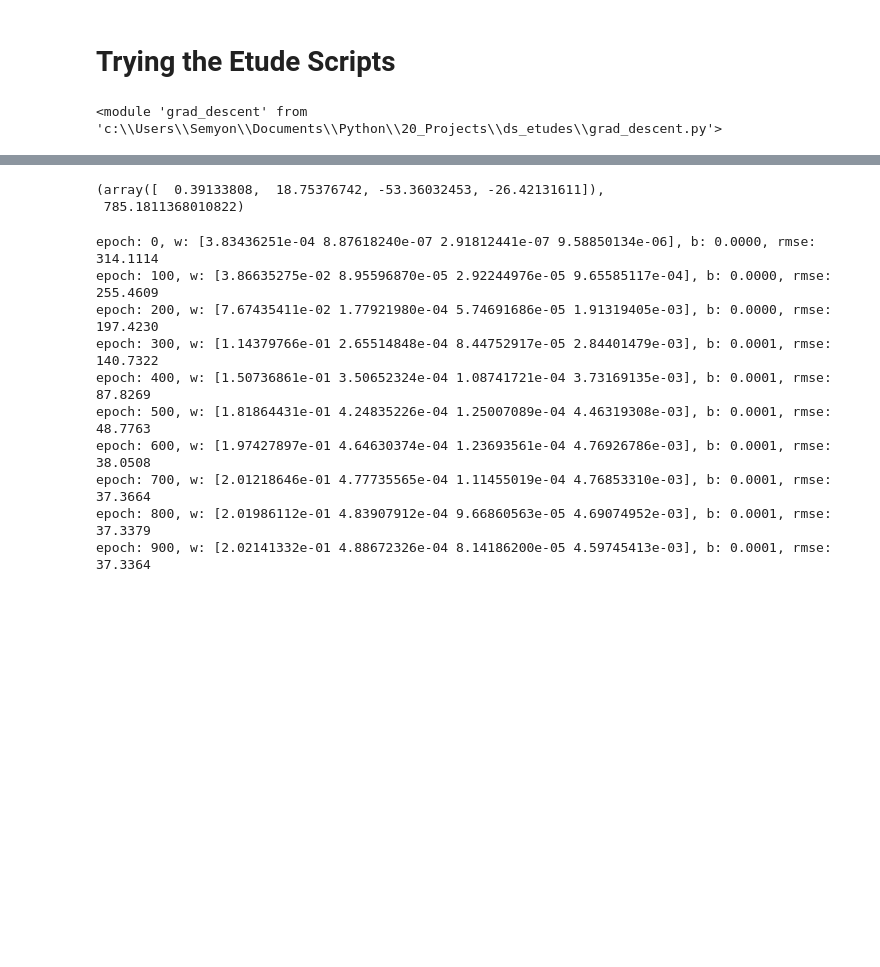
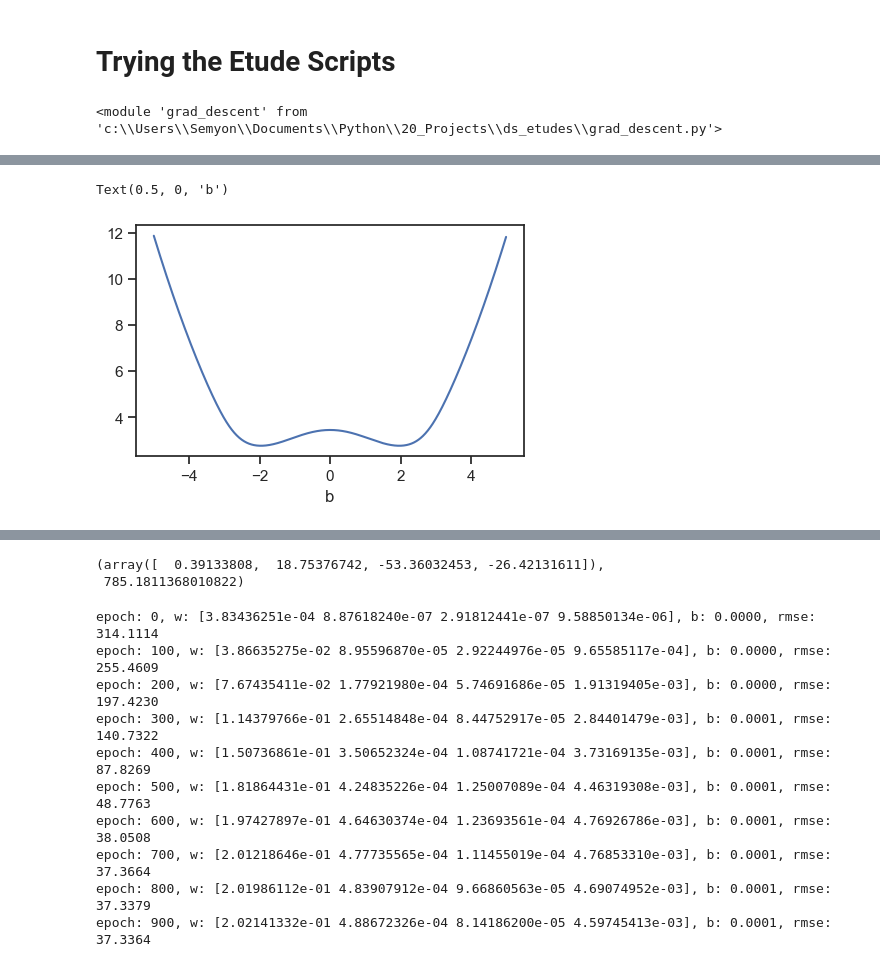
Before and after one commit to semyonbok/ds_etudes, a Jupyter notebook: etudes_testing.ipynb, the cells around one changed output, grey strips where cells are left out. Drawn from its saved outputs; the diff is of its cells as text; code cells hidden in the pictures; blank space fills up the shorter version.

```diff
--- a/etudes_testing.ipynb
+++ b/etudes_testing.ipynb
@@ -16,0 +46,12 @@ importlib.reload(gd)
+# %%
+# check cost vs b relationship to see if gd will work
+b_range = np.arange(-5.,5., .01)
+plt.figure(figsize=(5,3))
+plt.plot(
+    b_range,
+    [gd.log_cost(X, y, None, b, circ_border) for b in b_range]
+    )
+plt.xlabel("b")
+# %% [output]
+Text(0.5, 0, 'b')
+[figure, added]
```
Also changed, not shown: parts of 11 cells of this notebook, 1 other file.
